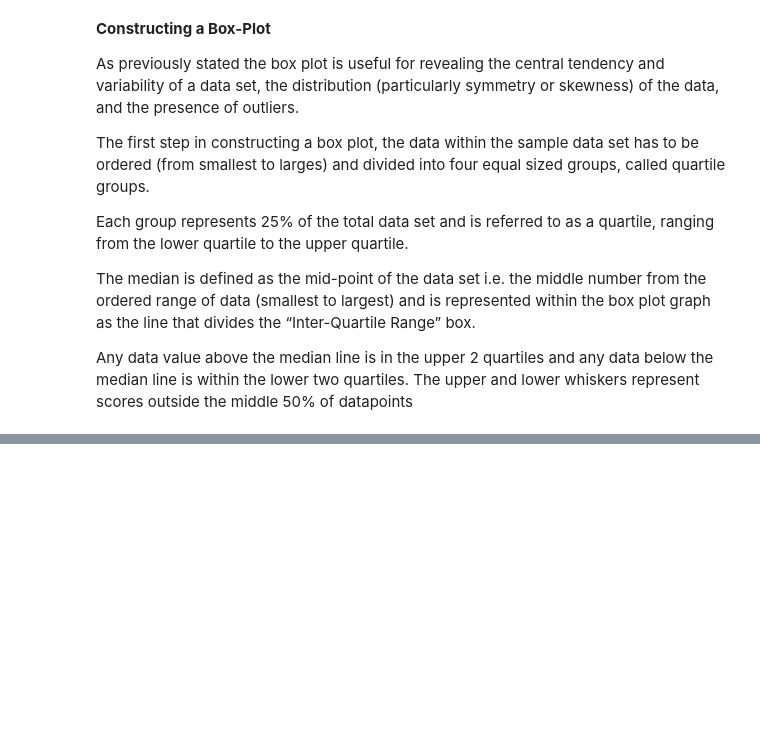
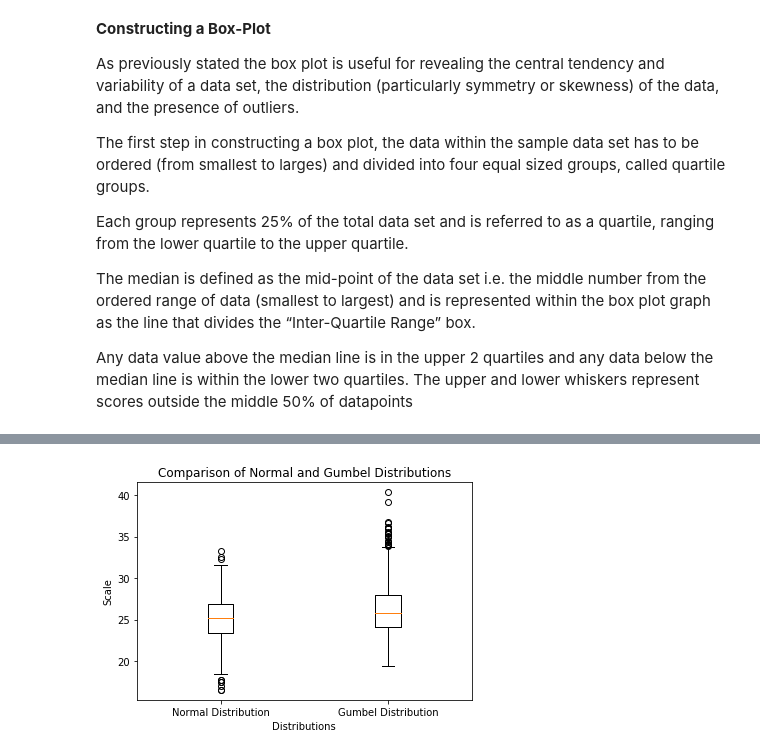
Before and after one commit to shanecanny1/Fundamentals-of-Data-Analysis-Project, a Jupyter notebook: Fundamentals of Data Analysis Project.ipynb, the cells around one changed output, grey strips where cells are left out. Saved outputs shown, nothing was run; the diff lists cells and outputs as text; code cells hidden in the pictures; blank space fills up the shorter version.

```diff
--- a/Fundamentals of Data Analysis Project.ipynb
+++ b/Fundamentals of Data Analysis Project.ipynb
@@ -66,0 +150,10 @@ The whiskers represent the variability within the data set that is outside the u
+# %%
+BoxPlot=[NormalData, SEV]
+plt.title("Comparison of Normal and Gumbel Distributions")
+plt.boxplot(BoxPlot)
+plt.xlabel('Distributions')
+plt.ylabel('Scale')
+plt.xticks([1, 2], ['Normal Distribution', 'Gumbel Distribution'])
+plt.show()
+# %% [output]
+[figure, added]
```
Also changed, not shown: parts of 22 cells of this notebook.
